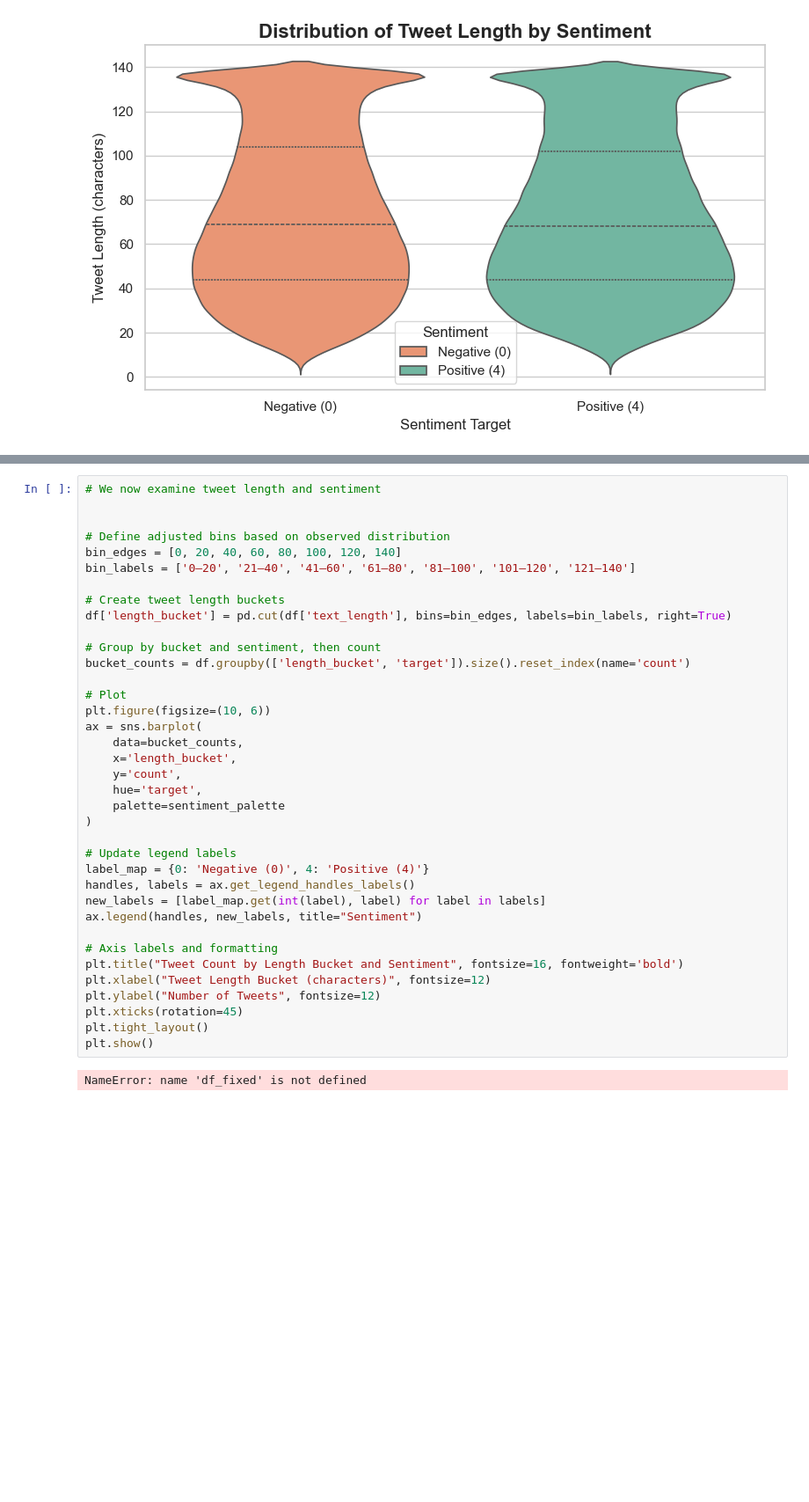
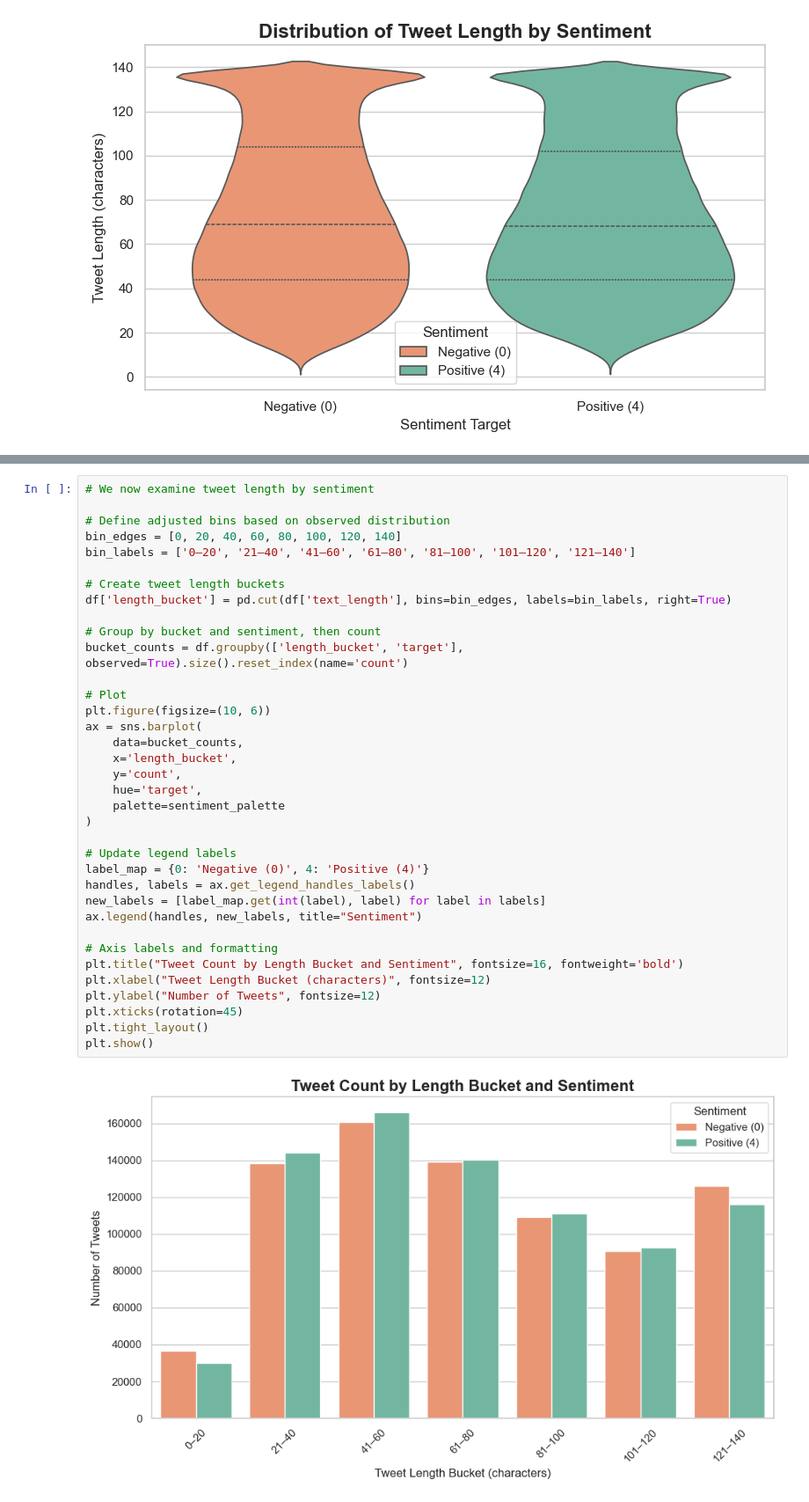
Before and after one commit to ariesslin/ie7500-g1-tweet-sentiment-nlp, a Jupyter notebook: scripts/1. Exploratory Data Analysis (EDA).ipynb, the cells around one changed output, grey strips where cells are left out. Shown at 88% size. Saved outputs shown, nothing was run; the diff lists cells and outputs as text; blank space fills up the shorter version.

```diff
--- a/scripts/1. Exploratory Data Analysis (EDA).ipynb
+++ b/scripts/1. Exploratory Data Analysis (EDA).ipynb
@@ -561,6 +569,5 @@ violin_plot_tweet_length(df)
 # %%
-# We now examine tweet length and sentiment
-
+# We now examine tweet length by sentiment
 
 # Define adjusted bins based on observed distribution
 bin_edges = [0, 20, 40, 60, 80, 100, 120, 140]
@@ -568,32 +575,32 @@ bin_labels = ['0–20', '21–40', '41–60', '61–80', '81–100', '101–120'
 
 # Create tweet length buckets
 df['length_bucket'] = pd.cut(df['text_length'], bins=bin_edges, labels=bin_labels, right=True)
 
 # Group by bucket and sentiment, then count
-bucket_counts = df.groupby(['length_bucket', 'target']).size().reset_index(name='count')
+bucket_counts = df.groupby(['length_bucket', 'target'], observed=True).size().reset_index(name='count')
 
 # Plot
 plt.figure(figsize=(10, 6))
 ax = sns.barplot(
     data=bucket_counts,
     x='length_bucket',
     y='count',
     hue='target',
     palette=sentiment_palette
 )
 
 # Update legend labels
 label_map = {0: 'Negative (0)', 4: 'Positive (4)'}
 handles, labels = ax.get_legend_handles_labels()
 new_labels = [label_map.get(int(label), label) for label in labels]
 ax.legend(handles, new_labels, title="Sentiment")
 
 # Axis labels and formatting
 plt.title("Tweet Count by Length Bucket and Sentiment", fontsize=16, fontweight='bold')
 plt.xlabel("Tweet Length Bucket (characters)", fontsize=12)
 plt.ylabel("Number of Tweets", fontsize=12)
 plt.xticks(rotation=45)
 plt.tight_layout()
 plt.show()
 # %% [output]
-NameError: name 'df_fixed' is not defined
+[figure, added]
```
Also changed, not shown: parts of 12 cells of this notebook.
